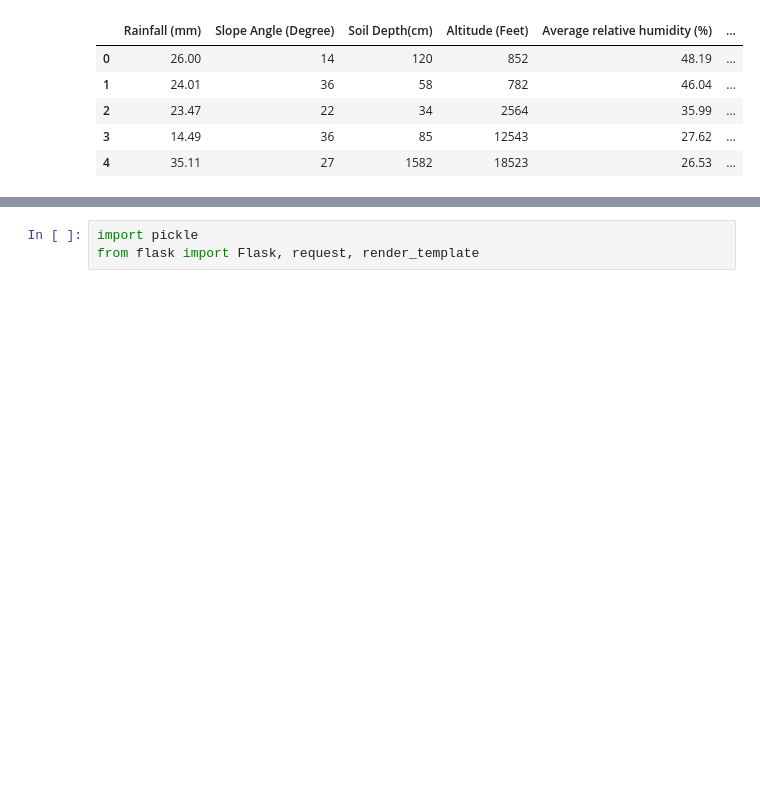
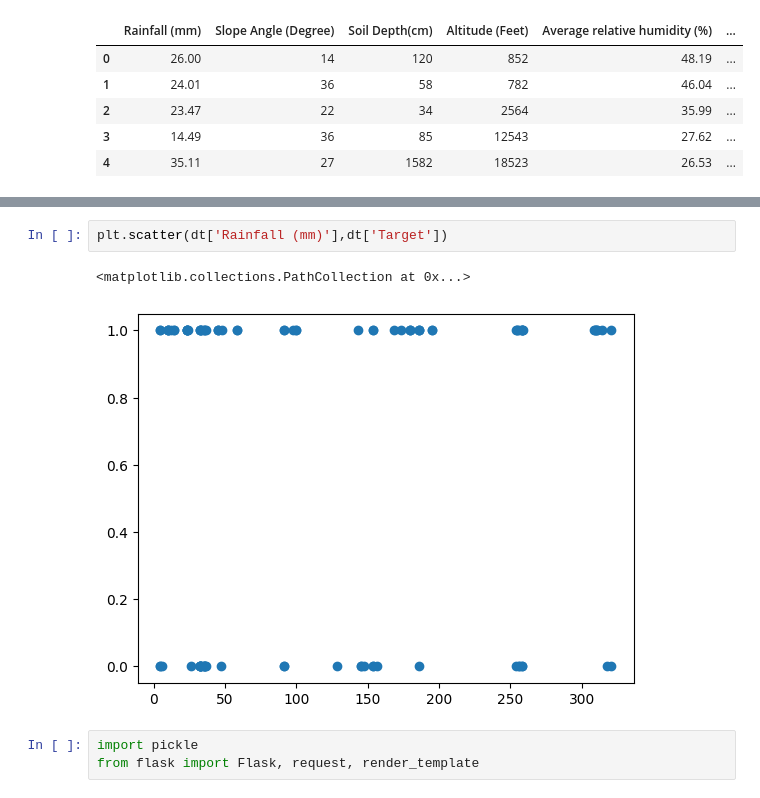
Before and after one commit to rohit3171999/Landslide-Prediction-Major-Project-, a Jupyter notebook: Landslide_Prediction.ipynb, the cells around one changed output, grey strips where cells are left out. Drawn from its saved outputs; the diff is of its cells as text; blank space fills up the shorter version.

```diff
--- a/Landslide_Prediction.ipynb
+++ b/Landslide_Prediction.ipynb
@@ -30,3 +40,8 @@ dt.head()
+# %%
+plt.scatter(dt['Rainfall (mm)'],dt['Target'])
+# %% [output]
+<matplotlib.collections.PathCollection at 0x...>
+[figure, added]
 # %%
 import pickle
 from flask import Flask, request, render_template
```
Also changed, not shown: parts of 15 cells of this notebook.
